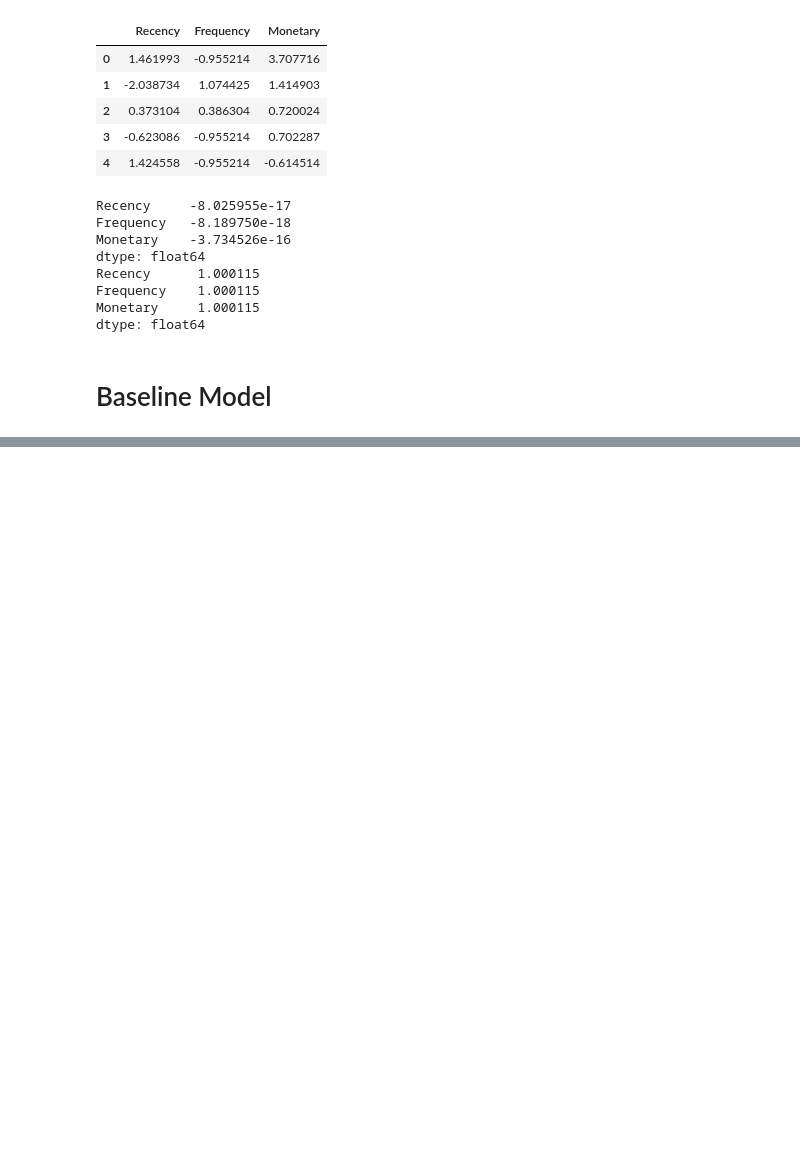
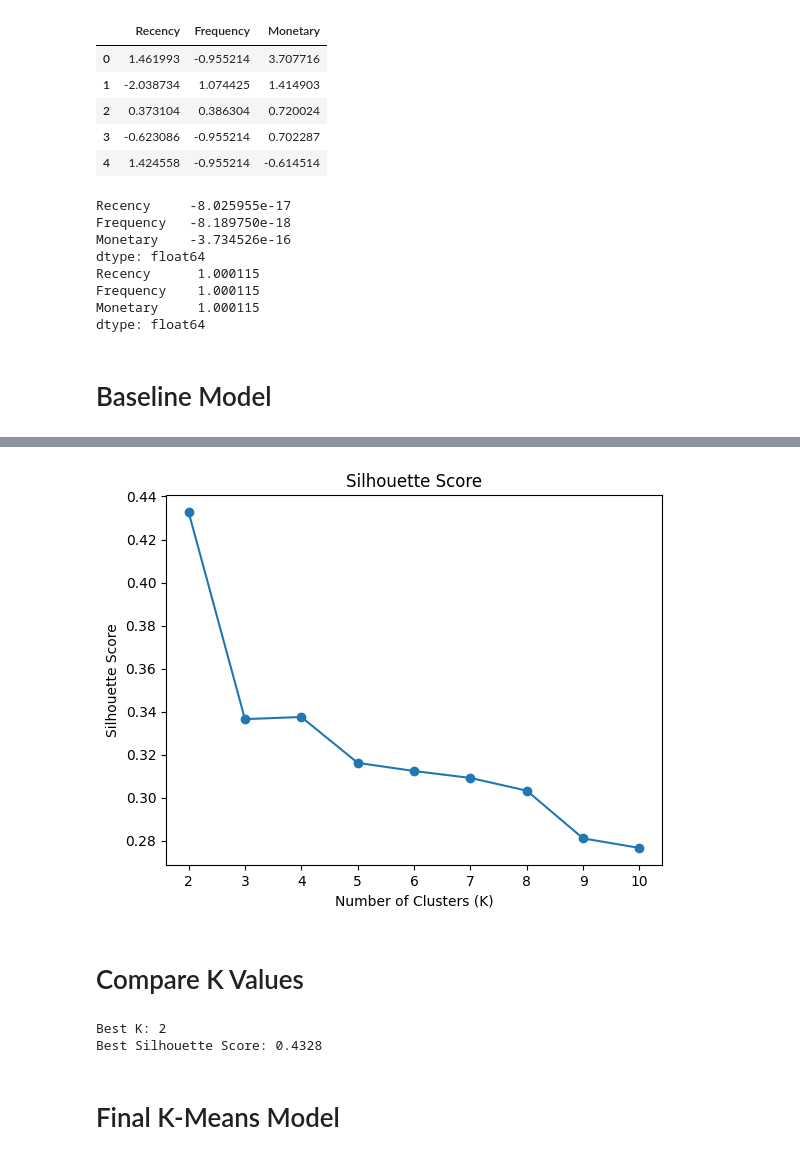
Before and after one commit to greeshavaishnavi09/E-Commerce_Customer_Segmentation, a Jupyter notebook: research/05_k_means.ipynb, the cells around one changed output, grey strips where cells are left out. Saved outputs shown, nothing was run; the diff lists cells and outputs as text; code cells hidden in the pictures; blank space fills up the shorter version.

```diff
--- a/research/05_k_means.ipynb
+++ b/research/05_k_means.ipynb
@@ -171,3 +171,8 @@ for k in range(2, 11):
     kmeans.fit(X_scaled)
 
     inertia.append(kmeans.inertia_)   #Inertia naturally decreases as K increases
+# %%
+# Print inertia values
+
+for k, value in zip(range(2, 11), inertia):
+    print(f"K = {k}, Inertia = {value:.2f}")
@@ -173,0 +199,17 @@ for k in range(2, 11):
+# %%
+# Calculate silhouette score for different K values
+
+silhouette_scores = []
+
+for k in range(2, 11):
+    kmeans = KMeans(
+        n_clusters=k,
+        random_state=42,
+        n_init=10
+    )
+
+    labels = kmeans.fit_predict(X_scaled)
+
+    score = silhouette_score(X_scaled, labels)
+
+    silhouette_scores.append(score)
@@ -173,0 +231,28 @@ for k in range(2, 11):
+# %%
+# Silhouette Method
+
+plt.plot(range(2, 11), silhouette_scores, marker="o")
+
+plt.xlabel("Number of Clusters (K)")
+plt.ylabel("Silhouette Score")
+plt.title("Silhouette Score")
+
+plt.show()
+# %% [output]
+[figure, added]
+# %% [markdown]
+# Compare K Values
+# %%
+# Find the K with the highest silhouette score
+
+best_k = range(2, 11)[np.argmax(silhouette_scores)]
+
+best_score = max(silhouette_scores)
+
+print("Best K:", best_k)
+print("Best Silhouette Score:", round(best_score, 4))
+# %% [output]
+Best K: 2
+Best Silhouette Score: 0.4328
+# %% [markdown]
+# Final K-Means Model
```
Also changed, not shown: parts of 10 cells of this notebook.
